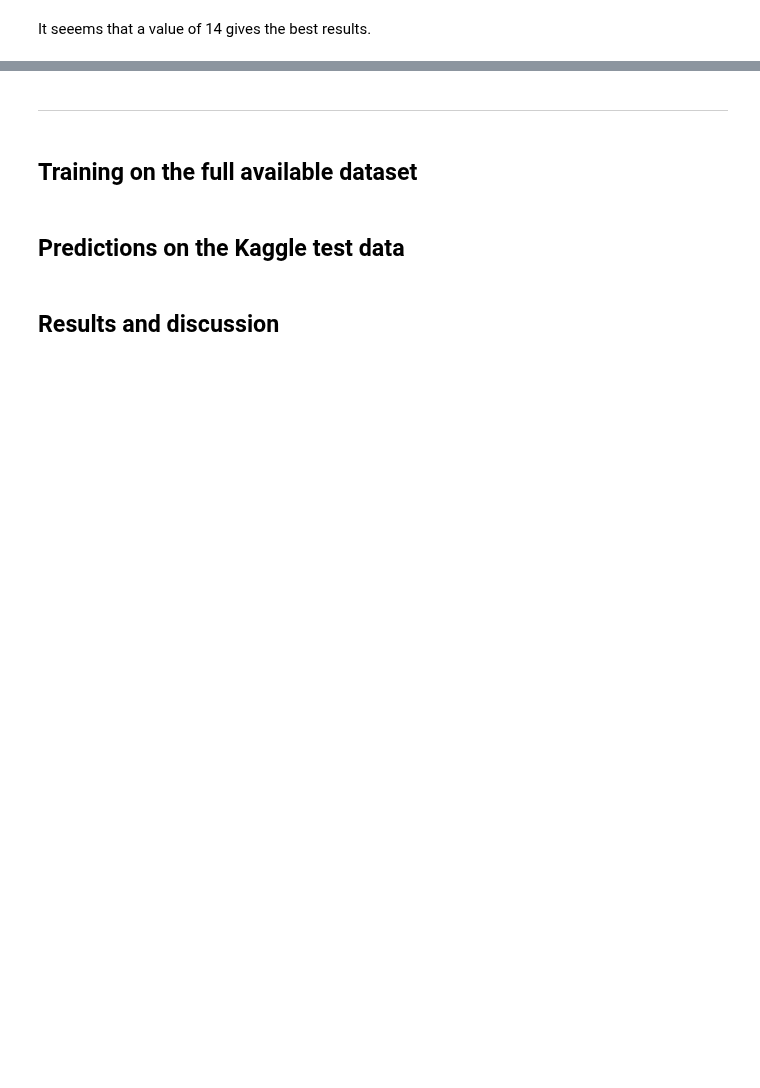
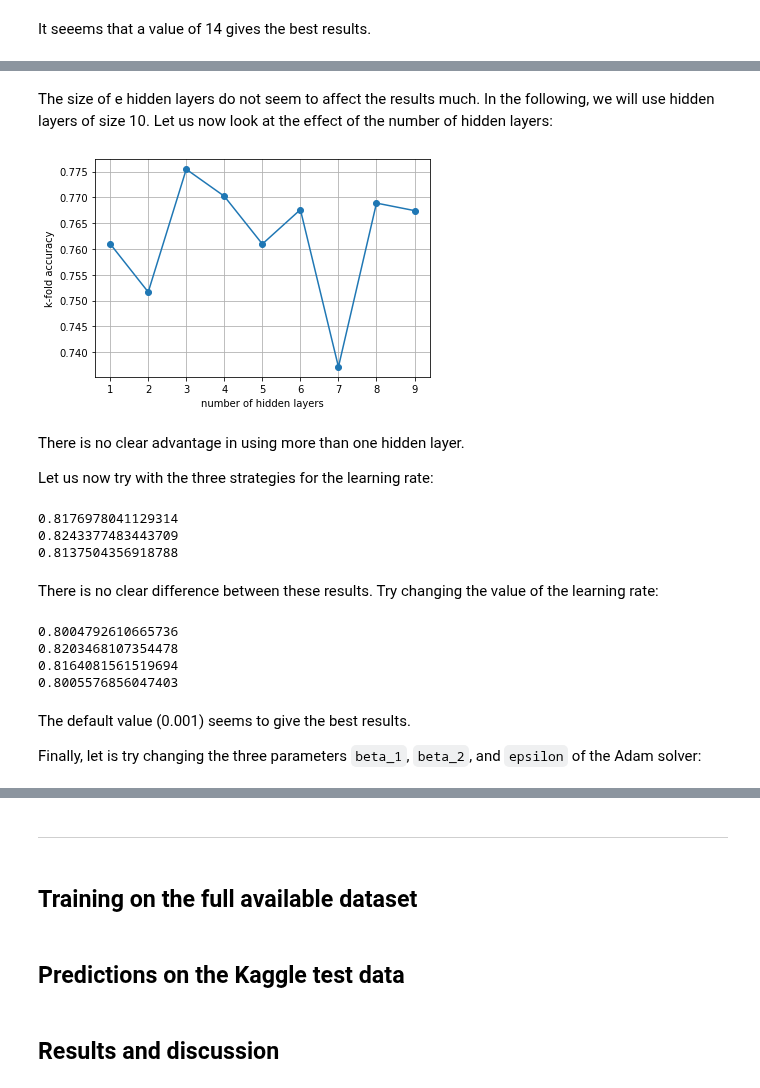
Before and after one commit to FlorentCLMichel/learning_data_science, a Jupyter notebook: Projects_Jupyter/Kaggle_Titanic.ipynb, the cells around one changed output, grey strips where cells are left out. Cells and saved outputs as stored; diff of their text form; code cells hidden in the pictures; blank space fills up the shorter version.

```diff
--- a/Projects_Jupyter/Kaggle_Titanic.ipynb
+++ b/Projects_Jupyter/Kaggle_Titanic.ipynb
@@ -761,0 +929,59 @@ It seems that the only parameter for which the default value is not optimal is `
+# %% [markdown]
+The size of e hidden layers do not seem to affect the results much.
+In the following, we will use hidden layers of size 10.
+Let us now look at the effect of the number of hidden layers:
+# %%
+n_hl = range(1,10)
+
+acc = []
+for n in n_hl:
+    mmodel = MLPClassifier(max_iter=400, activation='tanh',
+                           hidden_layer_sizes=[10]*n)
+    acc.append(kfold(model))
+
+plt.plot(n_hl, acc, '-o')
+plt.xlabel('number of hidden layers')
+plt.ylabel('k-fold accuracy')
+plt.grid()
+plt.show()
+# %% [output]
+[figure, added]
+# %% [markdown]
+There is no clear advantage in using more than one hidden layer.
+
+Let us now try with the three strategies for the learning rate:
+# %%
+options = [{}, # default strategy: constant
+           {'learning_rate': 'invscaling'},
+           {'learning_rate': 'adaptive'},
+          ]
+for opt in options:
+    model = MLPClassifier(max_iter=1000, activation='tanh',
+                          hidden_layer_sizes=(10,), **opt)
+    print(kfold(model))
+# %% [output]
+0.8176978041129314
+0.8243377483443709
+0.8137504356918788
+# %% [markdown]
+There is no clear difference between these results.
+Try changing the value of the learning rate:
+# %%
+options = [{'learning_rate_init': 0.1},
+           {'learning_rate_init': 0.01},
+           {'learning_rate_init': 0.001},
+           {'learning_rate_init': 0.0001},
+          ]
+for opt in options:
+    model = MLPClassifier(max_iter=10000, activation='tanh',
+                          hidden_layer_sizes=(10,), **opt)
+    print(kfold(model))
+# %% [output]
+0.8004792610665736
+0.8203468107354478
+0.8164081561519694
+0.8005576856047403
+# %% [markdown]
+The default value (0.001) seems to give the best results.
+
+Finally, let is try changing the three parameters `beta_1`, `beta_2`, and `epsilon` of the Adam solver:
```
Also changed, not shown: parts of 28 cells of this notebook.
